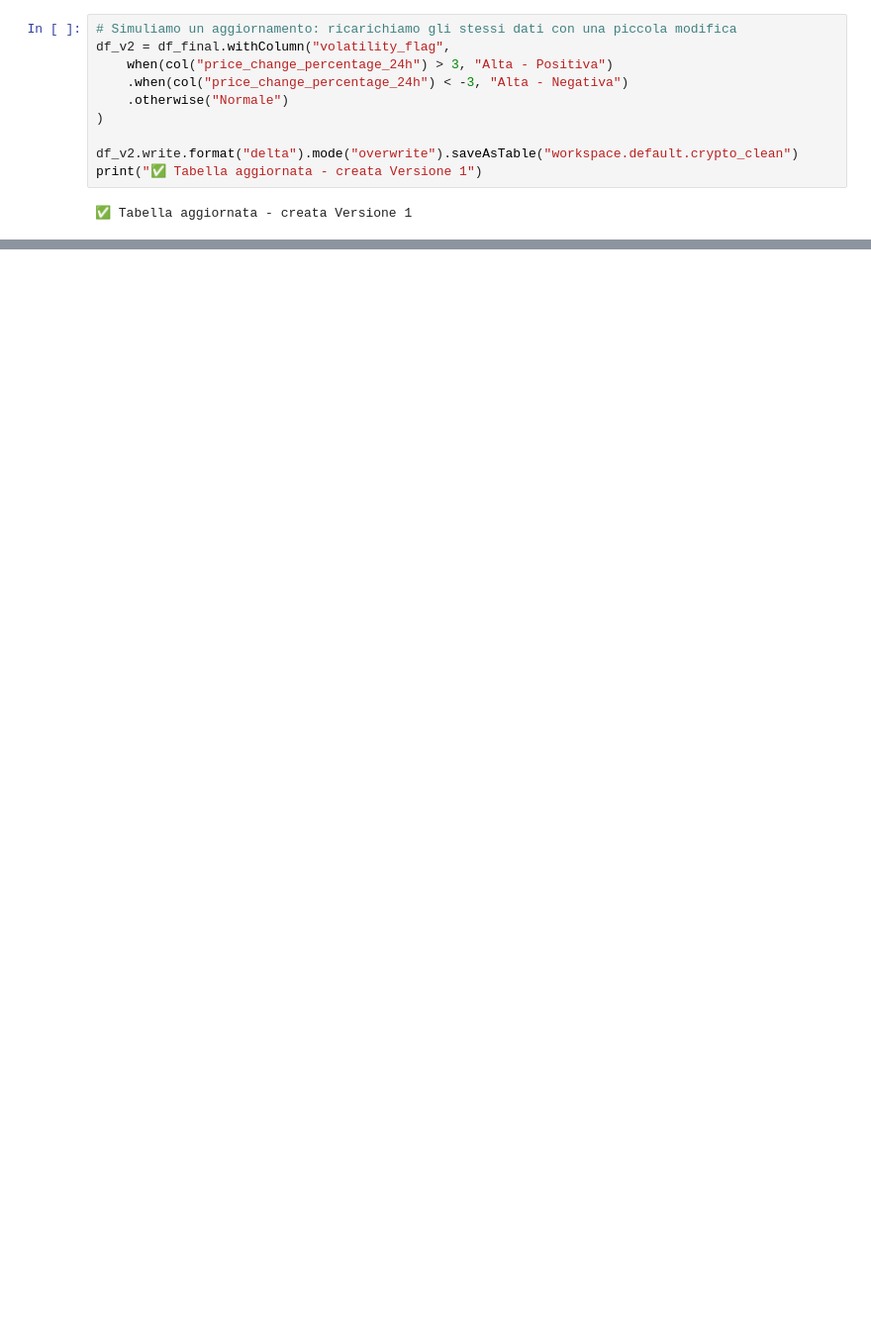
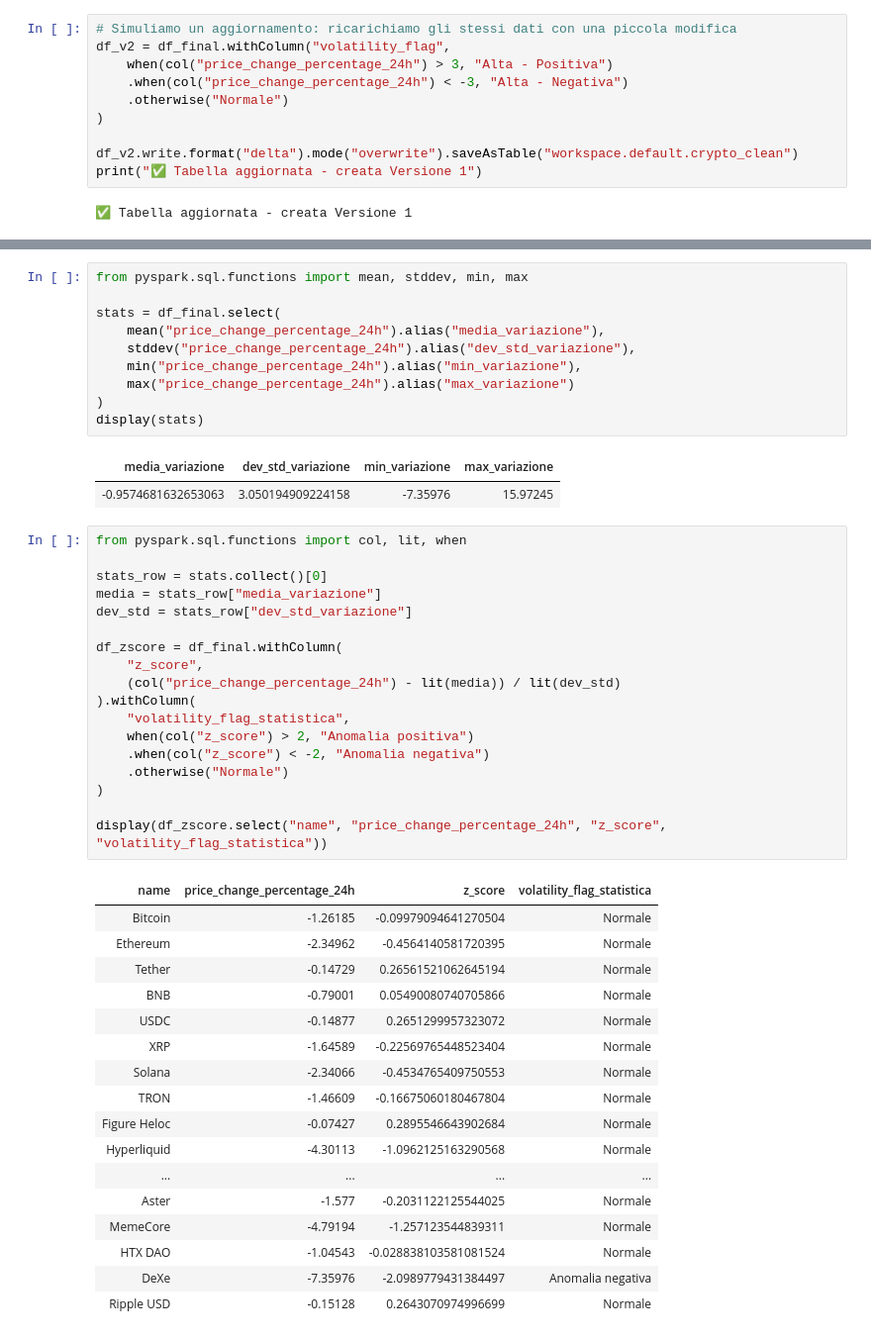
Before and after one commit to madigenn/crypto-data-pipeline, a Jupyter notebook: transform/transform_crypto_data.ipynb, the cells around one changed output, grey strips where cells are left out. Shown at 99% size. Cells and saved outputs as stored; diff of their text form; blank space fills up the shorter version.

Commit message:
Aggiunta analisi statistica: z-score e matrice di correlazione

```diff
--- a/transform/transform_crypto_data.ipynb
+++ b/transform/transform_crypto_data.ipynb
@@ -138,3 +140,52 @@ LIMIT 10
 | tron | trx | TRON | 0.282046 | 26758675650 | 8 | 3.36303525E8 | -1.46609 | ... |
 | figure-heloc | figr_heloc | Figure Heloc | 0.90562 | 18096802483 | 9 | 2.4571608E7 | -0.07427 | ... |
 | hyperliquid | hype | Hyperliquid | 57.46 | 12779996320 | 10 | 3.48664076E8 | -4.30113 | ... |
+# %%
+from pyspark.sql.functions import mean, stddev, min, max
+
+stats = df_final.select(
+    mean("price_change_percentage_24h").alias("media_variazione"),
+    stddev("price_change_percentage_24h").alias("dev_std_variazione"),
+    min("price_change_percentage_24h").alias("min_variazione"),
+    max("price_change_percentage_24h").alias("max_variazione")
+)
+display(stats)
+# %% [output]
+| media_variazione | dev_std_variazione | min_variazione | max_variazione |
+| -0.9574681632653063 | 3.050194909224158 | -7.35976 | 15.97245 |
+# %%
+from pyspark.sql.functions import col, lit, when
+
+stats_row = stats.collect()[0]
+media = stats_row["media_variazione"]
+dev_std = stats_row["dev_std_variazione"]
+
+df_zscore = df_final.withColumn(
+    "z_score",
+    (col("price_change_percentage_24h") - lit(media)) / lit(dev_std)
+).withColumn(
+    "volatility_flag_statistica",
+    when(col("z_score") > 2, "Anomalia positiva")
+    .when(col("z_score") < -2, "Anomalia negativa")
+    .otherwise("Normale")
+)
+
+display(df_zscore.select("name", "price_change_percentage_24h", "z_score", "volatility_flag_statistica"))
+# %% [output]
+| name | price_change_percentage_24h | z_score | volatility_flag_statistica |
+| Bitcoin | -1.26185 | -0.09979094641270504 | Normale |
+| Ethereum | -2.34962 | -0.4564140581720395 | Normale |
+| Tether | -0.14729 | 0.26561521062645194 | Normale |
+| BNB | -0.79001 | 0.05490080740705866 | Normale |
+| USDC | -0.14877 | 0.2651299957323072 | Normale |
+| XRP | -1.64589 | -0.22569765448523404 | Normale |
+| Solana | -2.34066 | -0.4534765409750553 | Normale |
+| TRON | -1.46609 | -0.16675060180467804 | Normale |
+| Figure Heloc | -0.07427 | 0.2895546643902684 | Normale |
+| Hyperliquid | -4.30113 | -1.0962125163290568 | Normale |
+| ... | ... | ... | ... |
+| Aster | -1.577 | -0.2031122125544025 | Normale |
+| MemeCore | -4.79194 | -1.257123544839311 | Normale |
+| HTX DAO | -1.04543 | -0.028838103581081524 | Normale |
+| DeXe | -7.35976 | -2.0989779431384497 | Anomalia negativa |
+| Ripple USD | -0.15128 | 0.2643070974996699 | Normale |
```
Also changed, not shown: parts of 3 cells of this notebook.
